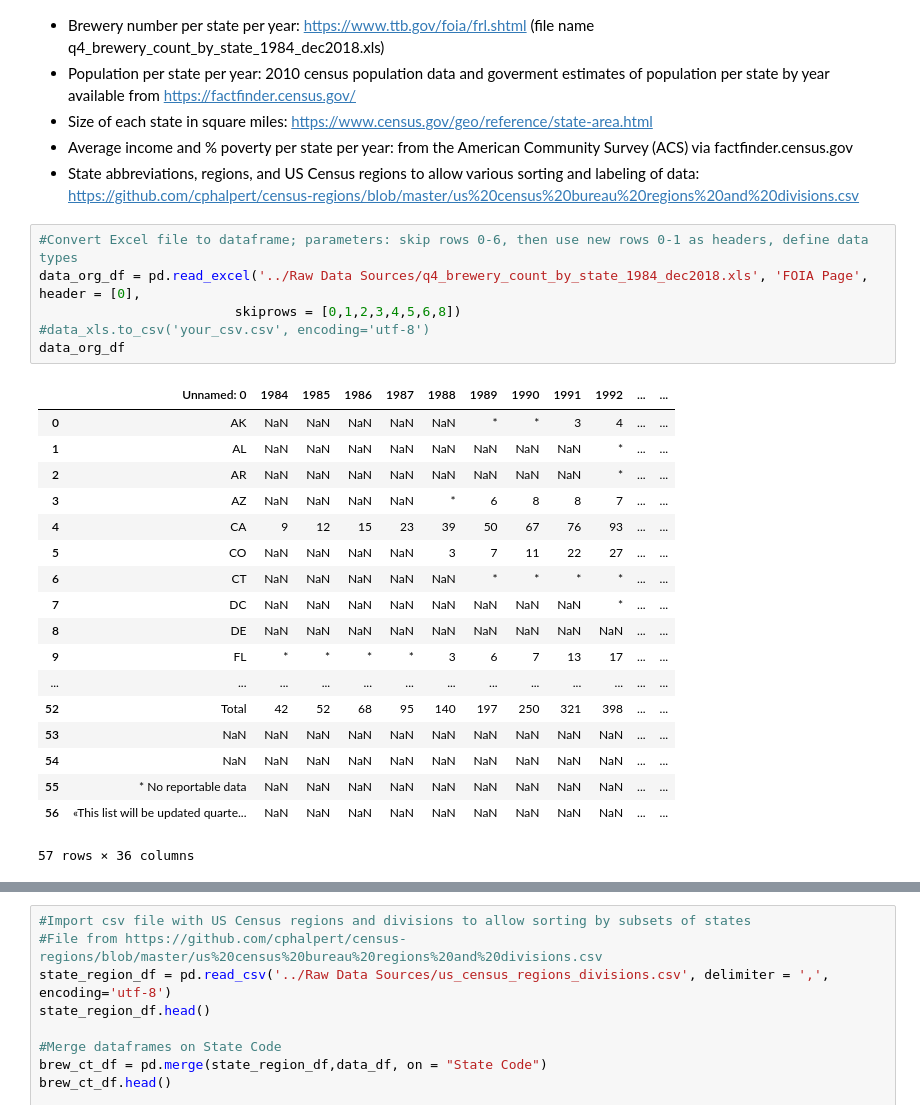
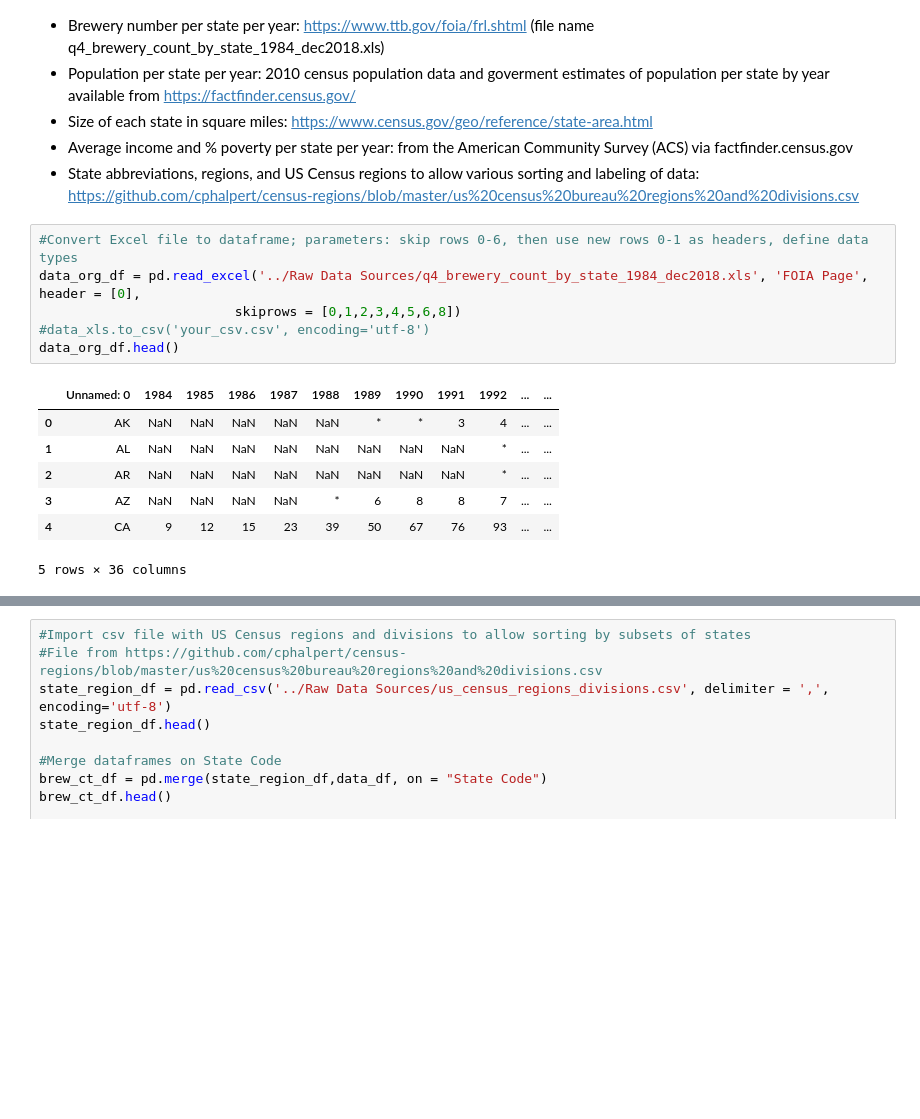
Before and after one commit to akhilliker/Project_1_Team_2, a Jupyter notebook: Bryan's code/Main_Notebook.ipynb, the cells around one changed output, grey strips where cells are left out. Cells and saved outputs as stored; diff of their text form; blank space fills up the shorter version.

```diff
--- a/Bryan's code/Main_Notebook.ipynb
+++ b/Bryan's code/Main_Notebook.ipynb
@@ -172,28 +172,17 @@ fig
 # %%
 #Convert Excel file to dataframe; parameters: skip rows 0-6, then use new rows 0-1 as headers, define data types
 data_org_df = pd.read_excel('../Raw Data Sources/q4_brewery_count_by_state_1984_dec2018.xls', 'FOIA Page', header = [0],
                          skiprows = [0,1,2,3,4,5,6,8])
 #data_xls.to_csv('your_csv.csv', encoding='utf-8')
-data_org_df
+data_org_df.head()
 # %% [output]
 |  | Unnamed: 0 | 1984 | 1985 | 1986 | 1987 | 1988 | 1989 | 1990 | 1991 | 1992 | ... | ... |
 | 0 | AK | NaN | NaN | NaN | NaN | NaN | * | * | 3 | 4 | ... | ... |
 | 1 | AL | NaN | NaN | NaN | NaN | NaN | NaN | NaN | NaN | * | ... | ... |
 | 2 | AR | NaN | NaN | NaN | NaN | NaN | NaN | NaN | NaN | * | ... | ... |
 | 3 | AZ | NaN | NaN | NaN | NaN | * | 6 | 8 | 8 | 7 | ... | ... |
 | 4 | CA | 9 | 12 | 15 | 23 | 39 | 50 | 67 | 76 | 93 | ... | ... |
-| 5 | CO | NaN | NaN | NaN | NaN | 3 | 7 | 11 | 22 | 27 | ... | ... |
-| 6 | CT | NaN | NaN | NaN | NaN | NaN | * | * | * | * | ... | ... |
-| 7 | DC | NaN | NaN | NaN | NaN | NaN | NaN | NaN | NaN | * | ... | ... |
-| 8 | DE | NaN | NaN | NaN | NaN | NaN | NaN | NaN | NaN | NaN | ... | ... |
-| 9 | FL | * | * | * | * | 3 | 6 | 7 | 13 | 17 | ... | ... |
-| ... | ... | ... | ... | ... | ... | ... | ... | ... | ... | ... | ... | ... |
-| 52 | Total | 42 | 52 | 68 | 95 | 140 | 197 | 250 | 321 | 398 | ... | ... |
-| 53 | NaN | NaN | NaN | NaN | NaN | NaN | NaN | NaN | NaN | NaN | ... | ... |
-| 54 | NaN | NaN | NaN | NaN | NaN | NaN | NaN | NaN | NaN | NaN | ... | ... |
-| 55 | * No reportable data | NaN | NaN | NaN | NaN | NaN | NaN | NaN | NaN | NaN | ... | ... |
-| 56 | «This list will be updated quarte... | NaN | NaN | NaN | NaN | NaN | NaN | NaN | NaN | NaN | ... | ... |
-57 rows × 36 columns
+5 rows × 36 columns
 # %%
 #Cleaning up dataframe: drop bottom 4 rows with no data
 data_df = data_org_df[0:53]
```
Also changed, not shown: parts of 6 cells of this notebook.
